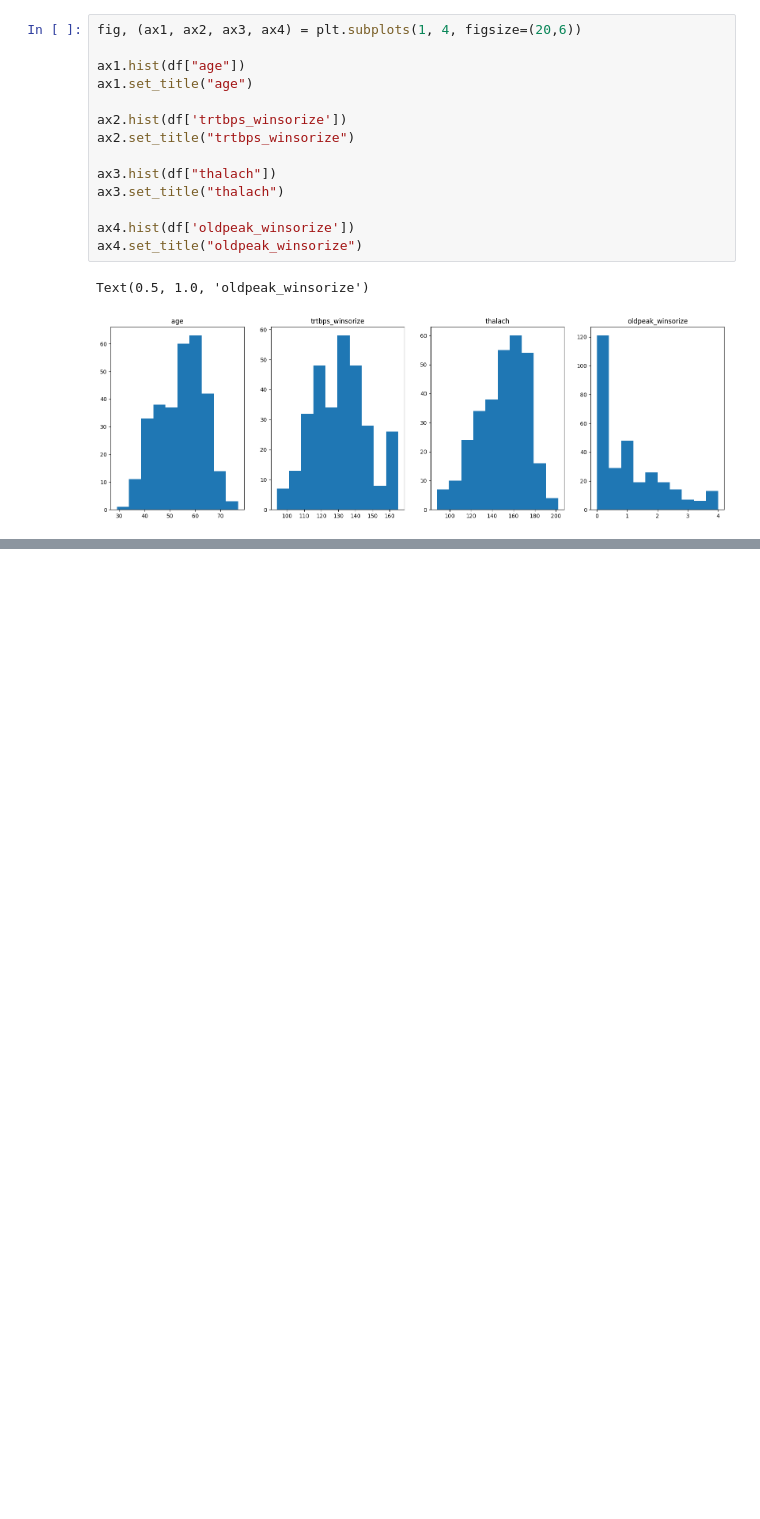
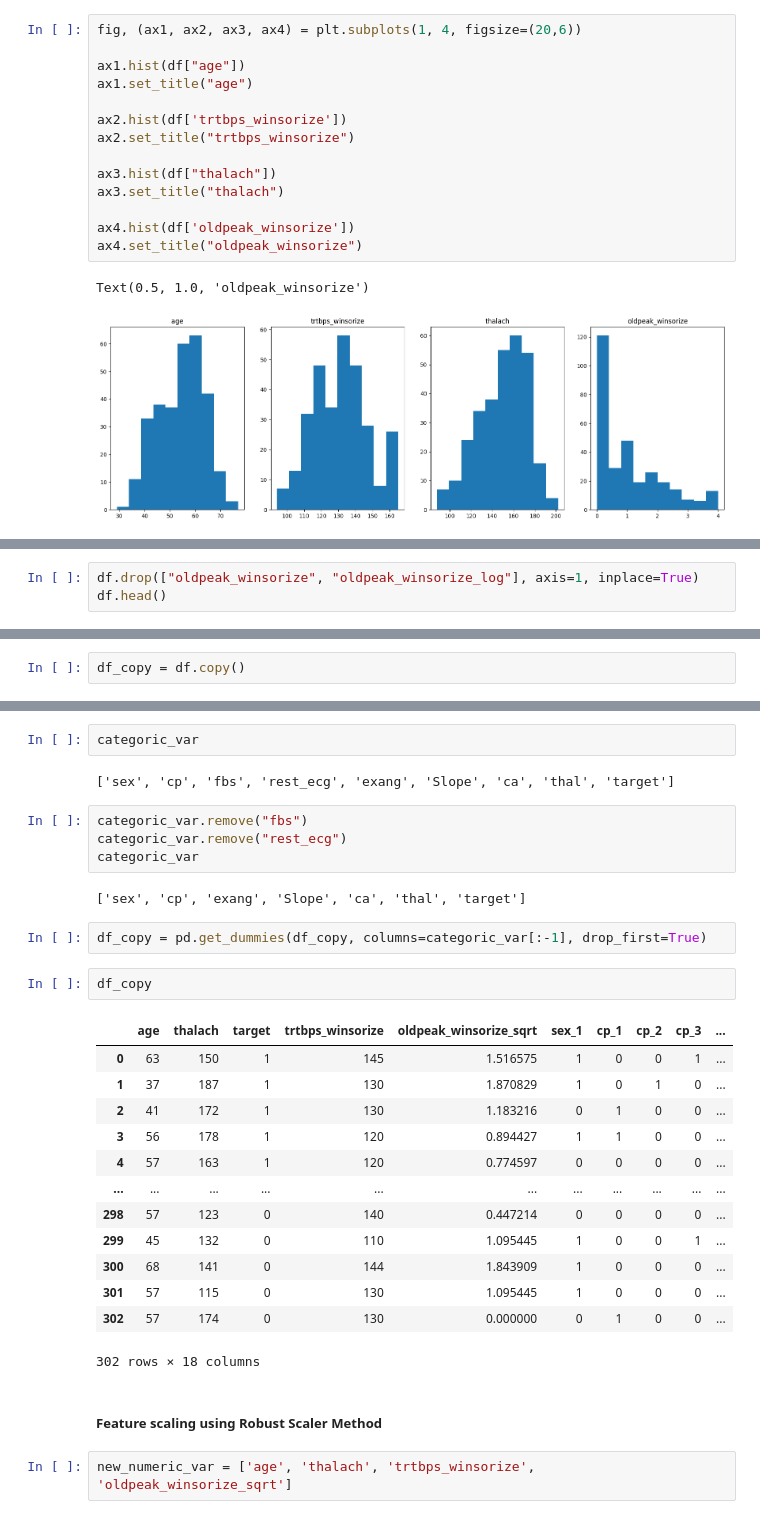
Before and after one commit to Shreya-khandelwal/Heart-Attack-Prediction-Analysis, a Jupyter notebook: code.ipynb, the cells around one changed output, grey strips where cells are left out. Drawn from its saved outputs; the diff is of its cells as text; blank space fills up the shorter version.

```diff
--- a/code.ipynb
+++ b/code.ipynb
@@ -970,0 +976,3 @@ Text(0.5, 1.0, 'oldpeak_winsorize')
+# %%
+df.drop(["oldpeak_winsorize", "oldpeak_winsorize_log"], axis=1, inplace=True)
+df.head()
@@ -970,0 +988,2 @@ Text(0.5, 1.0, 'oldpeak_winsorize')
+# %%
+df_copy = df.copy()
@@ -970,0 +999,32 @@ Text(0.5, 1.0, 'oldpeak_winsorize')
+# %%
+categoric_var
+# %% [output]
+['sex', 'cp', 'fbs', 'rest_ecg', 'exang', 'Slope', 'ca', 'thal', 'target']
+# %%
+categoric_var.remove("fbs")
+categoric_var.remove("rest_ecg")
+categoric_var
+# %% [output]
+['sex', 'cp', 'exang', 'Slope', 'ca', 'thal', 'target']
+# %%
+df_copy = pd.get_dummies(df_copy, columns=categoric_var[:-1], drop_first=True)
+# %%
+df_copy
+# %% [output]
+|  | age | thalach | target | trtbps_winsorize | oldpeak_winsorize_sqrt | sex_1 | cp_1 | cp_2 | cp_3 | ... |
+| 0 | 63 | 150 | 1 | 145 | 1.516575 | 1 | 0 | 0 | 1 | ... |
+| 1 | 37 | 187 | 1 | 130 | 1.870829 | 1 | 0 | 1 | 0 | ... |
+| 2 | 41 | 172 | 1 | 130 | 1.183216 | 0 | 1 | 0 | 0 | ... |
+| 3 | 56 | 178 | 1 | 120 | 0.894427 | 1 | 1 | 0 | 0 | ... |
+| 4 | 57 | 163 | 1 | 120 | 0.774597 | 0 | 0 | 0 | 0 | ... |
+| ... | ... | ... | ... | ... | ... | ... | ... | ... | ... | ... |
+| 298 | 57 | 123 | 0 | 140 | 0.447214 | 0 | 0 | 0 | 0 | ... |
+| 299 | 45 | 132 | 0 | 110 | 1.095445 | 1 | 0 | 0 | 1 | ... |
+| 300 | 68 | 141 | 0 | 144 | 1.843909 | 1 | 0 | 0 | 0 | ... |
+| 301 | 57 | 115 | 0 | 130 | 1.095445 | 1 | 0 | 0 | 0 | ... |
+| 302 | 57 | 174 | 0 | 130 | 0.000000 | 0 | 1 | 0 | 0 | ... |
+302 rows × 18 columns
+# %% [markdown]
+##### Feature scaling using Robust Scaler Method
+# %%
+new_numeric_var = ['age', 'thalach', 'trtbps_winsorize', 'oldpeak_winsorize_sqrt']
```
Also changed, not shown: parts of 35 cells of this notebook, 1 other file.
